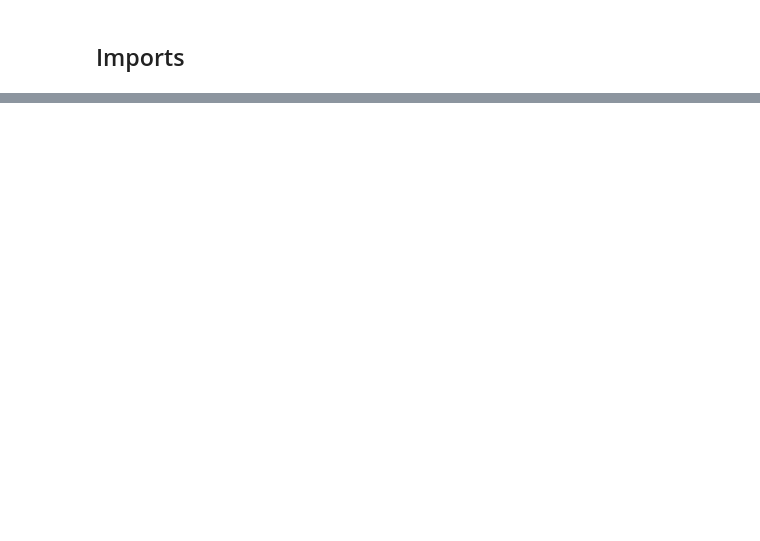
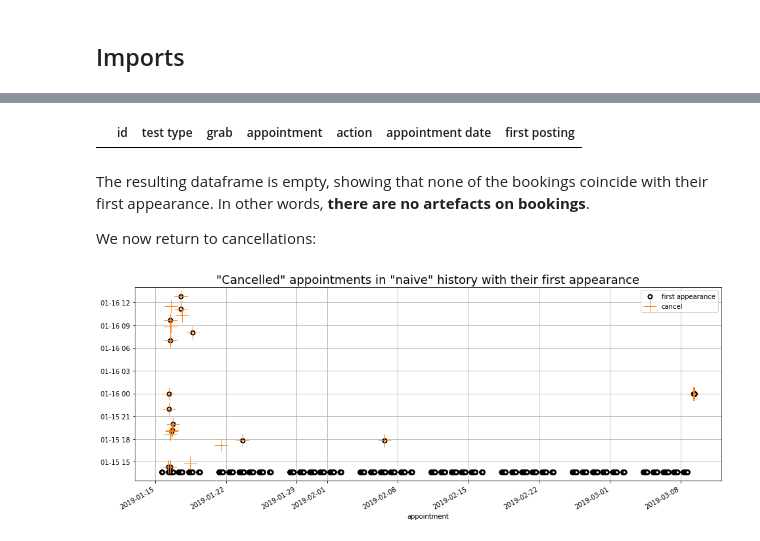
Before and after one commit to antoinechoffrut/UHCW, a Jupyter notebook: UHCW_reconstruction.ipynb, the cells around one changed output, grey strips where cells are left out. Saved outputs shown, nothing was run; the diff lists cells and outputs as text; code cells hidden in the pictures; blank space fills up the shorter version.

```diff
--- a/UHCW_reconstruction.ipynb
+++ b/UHCW_reconstruction.ipynb
@@ -168,0 +203,62 @@ print("{0}min {1}sec".format(run_time.seconds//60, run_time.seconds%60))
+# %%
+naive_booked = uhcw.naive_history.loc[
+    (uhcw.naive_history['action'] == 'book'),
+    uhcw.naive_history.columns
+]
+naive_booked['appointment date'] = naive_booked['appointment'].apply(
+    lambda ts: ts.replace(hour=0, minute=0, second=0)
+)
+
+naive_booked_against_first_posting = pd.merge(
+    left=naive_booked,
+    right=uhcw.first_posting,
+    left_on=['id', 'test type', 'grab', 'appointment date'],
+    right_on=['id', 'test type', 'first posting', 'appointment date'],
+    how='left'
+)
+naive_booked_against_first_posting.loc[naive_booked_against_first_posting['first posting'].notna(), :]
+# %% [output]
+|  | id | test type | grab | appointment | action | appointment date | first posting |
+# %% [markdown]
+The resulting dataframe is empty, showing that none of the bookings coincide with their first appearance.  In other words, **there are no artefacts on bookings**.
+
+We now return to cancellations:
+# %%
+naive_cancelled = uhcw.naive_history.loc[
+    (uhcw.naive_history['action'] == 'cancel'),
+    uhcw.naive_history.columns
+]
+naive_cancelled['appointment date'] = naive_cancelled['appointment'].apply(
+    lambda ts: ts.replace(hour=0, minute=0, second=0)
+)
+
+ax = uhcw.first_appearance.plot(
+    x='appointment',
+    y='first appearance',
+    **{'marker': ".",
+       'markersize': 4,
+       'markeredgecolor': "k",
+       'markeredgewidth': 6,
+       'markerfacecolor': "w",
+       "linestyle": ""},
+    figsize=(16, 6)
+);
+
+naive_cancelled.plot(
+    x='appointment',
+    y='grab',
+    **{'marker': "+",
+       'markersize': 20,
+       'markeredgecolor': cancel_color,
+       'markeredgewidth': 1,
+       # 'markerfacecolor': "w",
+       "linestyle": ""},
+    figsize=(16, 6),
+    ax=ax
+)
+
+ax.set_title('"Cancelled" appointments in "naive" history with their first appearance', fontsize=18)
+ax.legend(['first appearance', 'cancel'])
+ax.grid()
+# %% [output]
+[figure, added]
```
Also changed, not shown: parts of 64 cells of this notebook.
